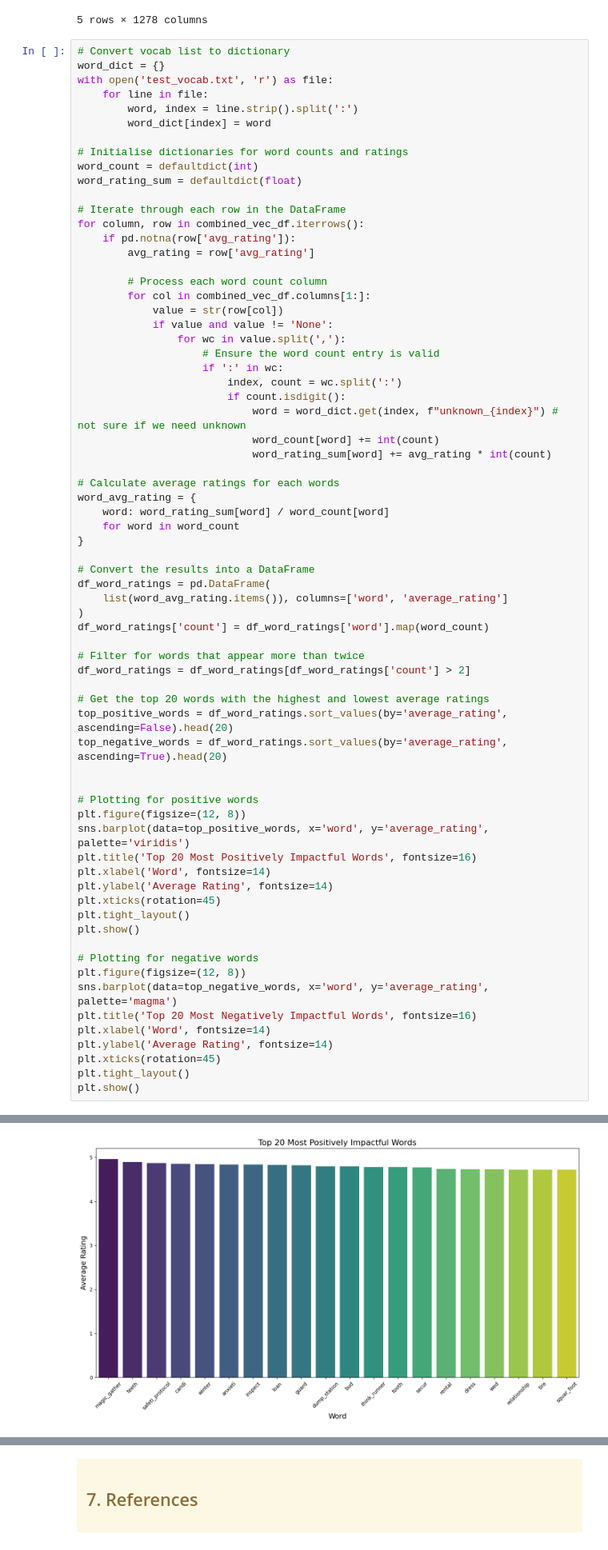
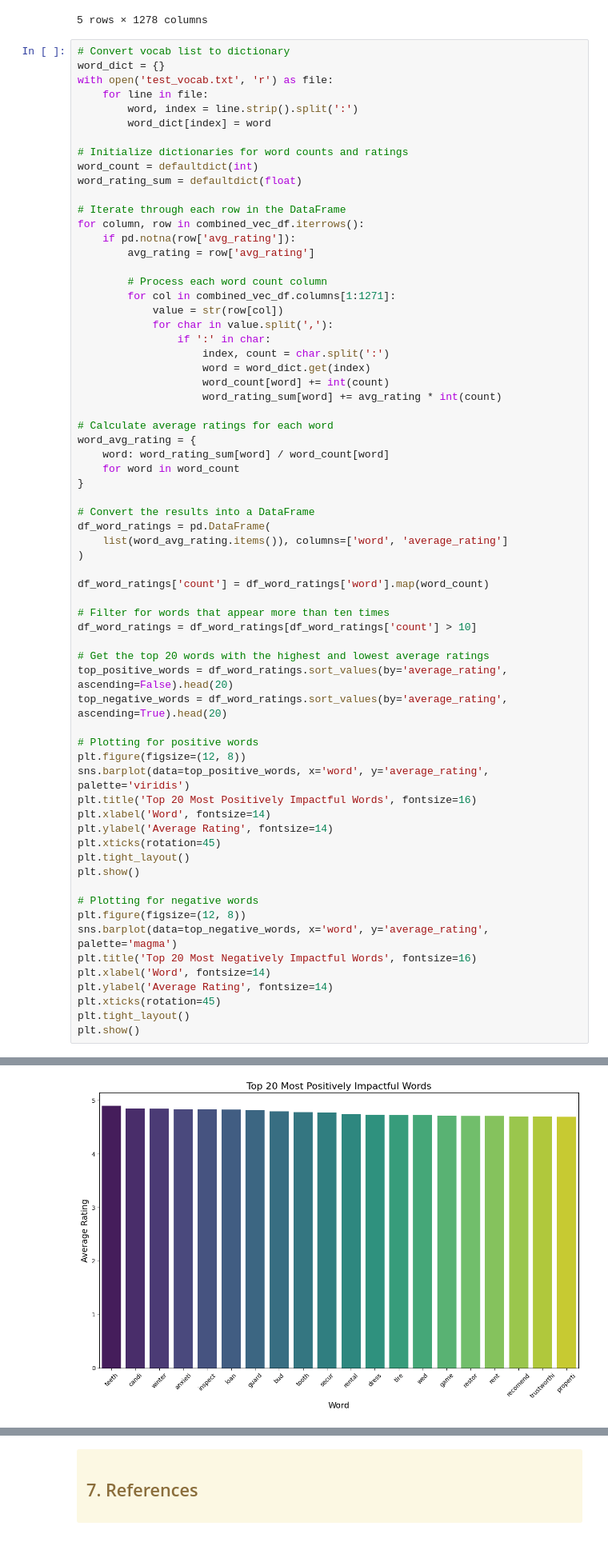
Before and after one commit to felix553/FIT5198-Assignment-1-, a Jupyter notebook: notebook_templates/task3_xxxxxxx.ipynb, the cells around one changed output, grey strips where cells are left out. Shown at 80% size. Cells and saved outputs as stored; diff of their text form.

```diff
--- a/notebook_templates/task3_xxxxxxx.ipynb
+++ b/notebook_templates/task3_xxxxxxx.ipynb
@@ -902,7 +898,7 @@ with open('test_vocab.txt', 'r') as file:
         word, index = line.strip().split(':')
         word_dict[index] = word
 
-# Initialise dictionaries for word counts and ratings
+# Initialize dictionaries for word counts and ratings
 word_count = defaultdict(int)
 word_rating_sum = defaultdict(float)
 
@@ -912,19 +908,16 @@ for column, row in combined_vec_df.iterrows():
         avg_rating = row['avg_rating']
 
         # Process each word count column
-        for col in combined_vec_df.columns[1:]:
+        for col in combined_vec_df.columns[1:1271]:
             value = str(row[col])
-            if value and value != 'None':
-                for wc in value.split(','):
-                    # Ensure the word count entry is valid
-                    if ':' in wc:
-                        index, count = wc.split(':')
-                        if count.isdigit():
-                            word = word_dict.get(index, f"unknown_{index}") # not sure if we need unknown
-                            word_count[word] += int(count)
-                            word_rating_sum[word] += avg_rating * int(count)
+            for char in value.split(','):
+                if ':' in char:
+                    index, count = char.split(':')
+                    word = word_dict.get(index)
+                    word_count[word] += int(count)
+                    word_rating_sum[word] += avg_rating * int(count)
 
-# Calculate average ratings for each words
+# Calculate average ratings for each word
 word_avg_rating = {
     word: word_rating_sum[word] / word_count[word]
     for word in word_count
@@ -934,40 +927,40 @@ word_avg_rating = {
 df_word_ratings = pd.DataFrame(
     list(word_avg_rating.items()), columns=['word', 'average_rating']
 )
+
 df_word_ratings['count'] = df_word_ratings['word'].map(word_count)
 
-# Filter for words that appear more than twice
-df_word_ratings = df_word_ratings[df_word_ratings['count'] > 2]
+# Filter for words that appear more than ten times
+df_word_ratings = df_word_ratings[df_word_ratings['count'] > 10]
 
 # Get the top 20 words with the highest and lowest average ratings
 top_positive_words = df_word_ratings.sort_values(by='average_rating', ascending=False).head(20)
 top_negative_words = df_word_ratings.sort_values(by='average_rating', ascending=True).head(20)
-
 
 # Plotting for positive words
 plt.figure(figsize=(12, 8))
 sns.barplot(data=top_positive_words, x='word', y='average_rating', palette='viridis')
 plt.title('Top 20 Most Positively Impactful Words', fontsize=16)
 plt.xlabel('Word', fontsize=14)
 plt.ylabel('Average Rating', fontsize=14)
 plt.xticks(rotation=45)
 plt.tight_layout()
 plt.show()
 
 # Plotting for negative words
 plt.figure(figsize=(12, 8))
 sns.barplot(data=top_negative_words, x='word', y='average_rating', palette='magma')
 plt.title('Top 20 Most Negatively Impactful Words', fontsize=16)
 plt.xlabel('Word', fontsize=14)
 plt.ylabel('Average Rating', fontsize=14)
 plt.xticks(rotation=45)
 plt.tight_layout()
 plt.show()
 # %% [output]
 Passing `palette` without assigning `hue` is deprecated and will be removed in v0.14.0. Assign the `x` variable to `hue` and set `legend=False` for the same effect.
 
   sns.barplot(data=top_positive_words, x='word', y='average_rating', palette='viridis')
-[figure, old version]
+[figure, new version]
 Passing `palette` without assigning `hue` is deprecated and will be removed in v0.14.0. Assign the `x` variable to `hue` and set `legend=False` for the same effect.
 
   sns.barplot(data=top_negative_words, x='word', y='average_rating', palette='magma')
```
Also changed, not shown: parts of 7 cells of this notebook.
